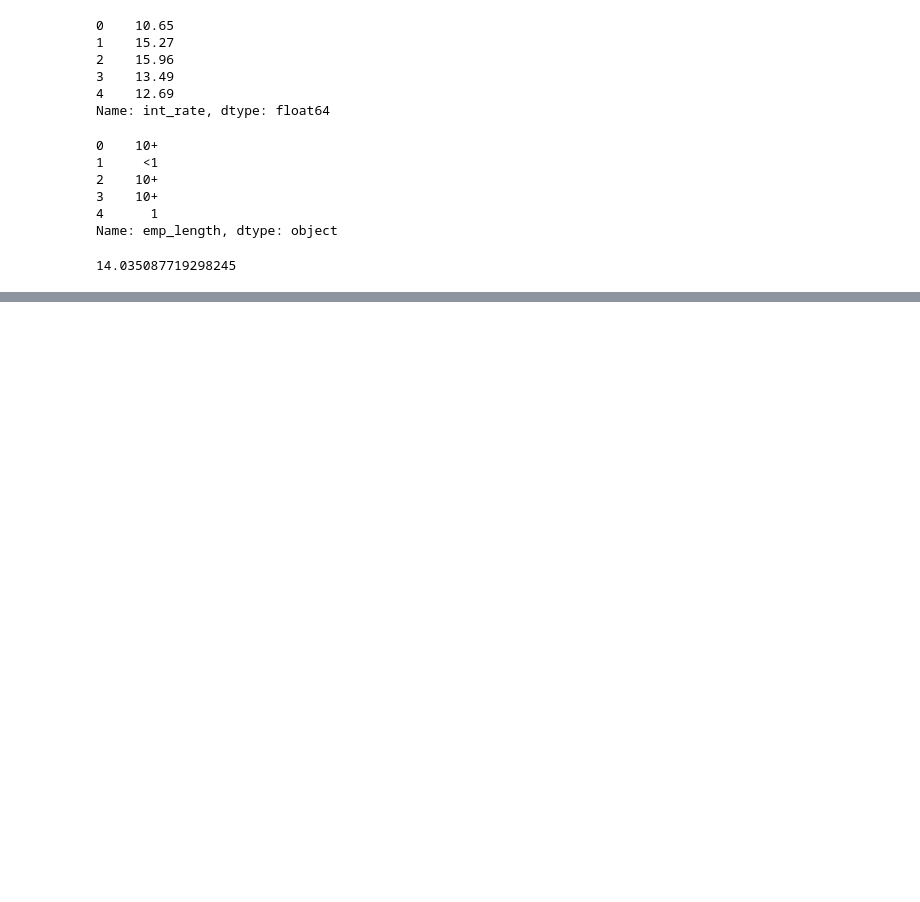
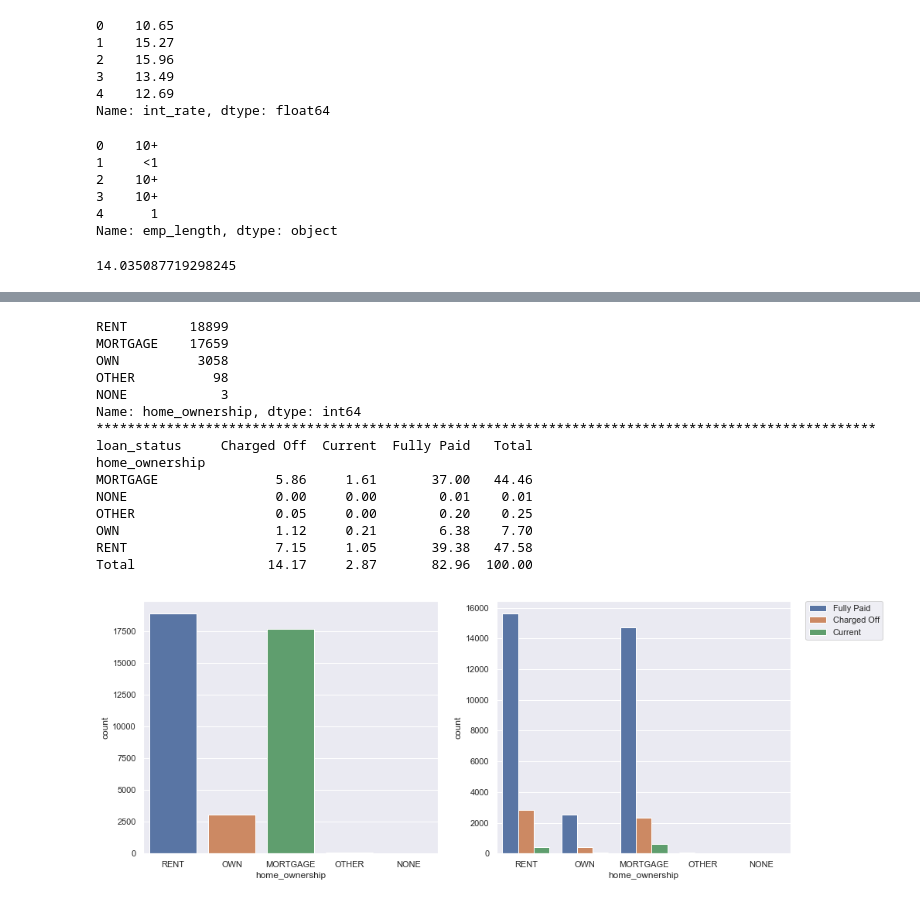
Before and after one commit to saneshashank/course2-GP1, a Jupyter notebook: Kamal_CodeUpdates/Assignment_2.ipynb, the cells around one changed output, grey strips where cells are left out. Cells and saved outputs as stored; diff of their text form; code cells hidden in the pictures; blank space fills up the shorter version.

```diff
--- a/Kamal_CodeUpdates/Assignment_2.ipynb
+++ b/Kamal_CodeUpdates/Assignment_2.ipynb
@@ -153,0 +147,10 @@ df_loan[df_loan.isnull().sum(axis = 1) / col_count * 100  > 12 ]
+# %%
+# Identify the columns with a 0 low variance and check it they can be removed
+df_var = df_loan.var().sort_values() == 0
+columns_to_remove = df_var[df_var]
+print(columns_to_remove.index)
+
+if len(columns_to_remove.index) > 0 :
+    df_loan.drop(columns_to_remove.index , axis = 1 , inplace = True)
+
+print(len(df_loan.columns))
@@ -153,0 +162,9 @@ df_loan[df_loan.isnull().sum(axis = 1) / col_count * 100  > 12 ]
+# %%
+# Identify the columns with a no unique values across
+df_non_unique = pd.Series({col: len(pd.unique(df_loan[col])) for col in df_loan}).sort_values() == 1
+columns_to_remove = df_non_unique[df_non_unique]
+print(columns_to_remove.index)
+
+if len(columns_to_remove.index) > 0 :
+    df_loan.drop(columns_to_remove.index , axis = 1 , inplace = True)
+print(len(df_loan.columns))
@@ -153,0 +174,6 @@ df_loan[df_loan.isnull().sum(axis = 1) / col_count * 100  > 12 ]
+# %%
+# identify columns which have no impact on the business or which do not give additional information
+
+columns_to_remove = ['url' , 'collection_recovery_fee']
+df_loan.drop(columns_to_remove , axis = 1 , inplace = True)
+print(len(df_loan.columns))
@@ -153,0 +226,37 @@ df_loan[df_loan.isnull().sum(axis = 1) / col_count * 100  > 12 ]
+# %%
+# Perform Univariate Analysis
+
+# Write Function to perform univariate analysis on categorical variables
+
+def uni_analysis_cat (x , ordered = False):
+    sns.set(rc={'figure.figsize':(15,6)})
+    f, axes = plt.subplots(1, 2)
+
+    if(~ordered):
+        print(x.iloc[:,0].value_counts())
+        sns.countplot( x = x.iloc[:,0], data = x , ax = axes[0])
+        sns.countplot( x = x.iloc[:,0], hue = x.iloc[:,1] , data = x , ax = axes[1] )
+        plt.legend(bbox_to_anchor=(1.05, 1), loc=2, borderaxespad=0.)
+        print('****************************************************************************************************')
+        print(pd.crosstab(x.iloc[:,0] ,x.iloc[:,1] , margins = True , margins_name = 'Total' , normalize = True).round(4) * 100)
+# %%
+# Univariate analysis of Home ownership and comparison with home status
+
+uni_analysis_cat(df_loan[['home_ownership' , 'loan_status']])
+# %% [output]
+RENT        18899
+MORTGAGE    17659
+OWN          3058
+OTHER          98
+NONE            3
+Name: home_ownership, dtype: int64
+****************************************************************************************************
+loan_status     Charged Off  Current  Fully Paid   Total
+home_ownership
+MORTGAGE               5.86     1.61       37.00   44.46
+NONE                   0.00     0.00        0.01    0.01
+OTHER                  0.05     0.00        0.20    0.25
+OWN                    1.12     0.21        6.38    7.70
+RENT                   7.15     1.05       39.38   47.58
+Total                 14.17     2.87       82.96  100.00
+[figure, added]
```
Also changed, not shown: parts of 25 cells of this notebook.
